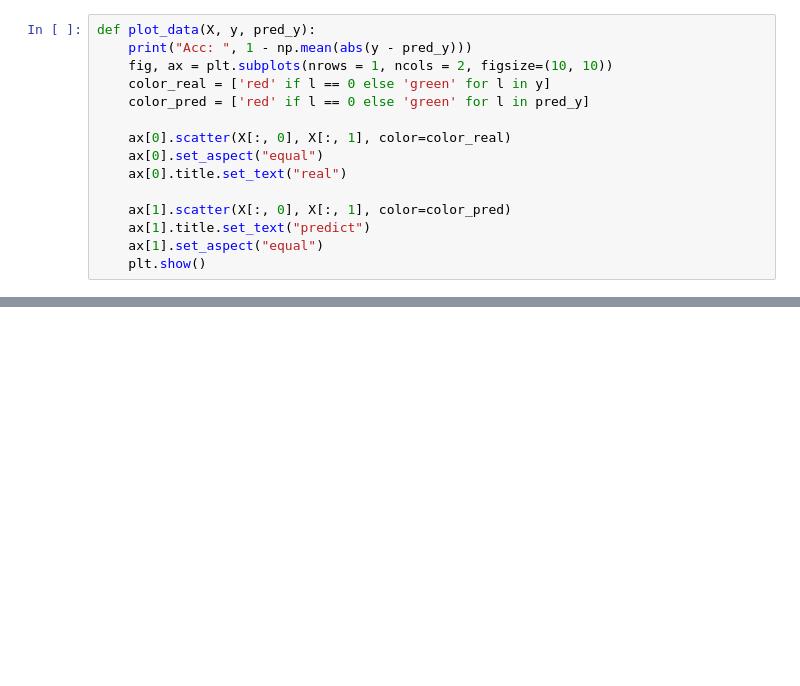
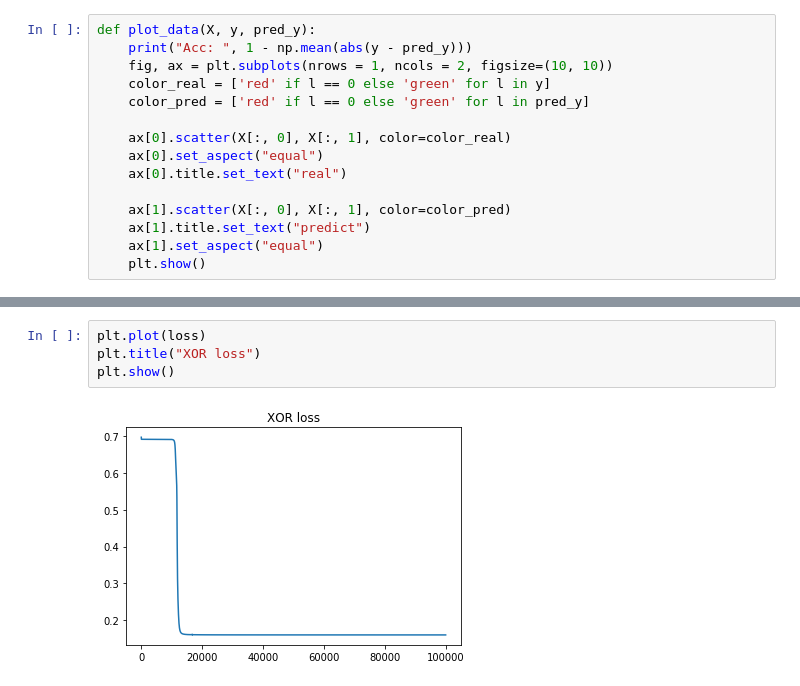
Before and after one commit to PhoebeWangintw/NCTU_Deep_Learning_2019, a Jupyter notebook: HW1.ipynb, the cells around one changed output, grey strips where cells are left out. Drawn from its saved outputs; the diff is of its cells as text; blank space fills up the shorter version.

```diff
--- a/HW1.ipynb
+++ b/HW1.ipynb
@@ -244,0 +234,6 @@ for i in range(1, 3):
+# %%
+plt.plot(loss)
+plt.title("XOR loss")
+plt.show()
+# %% [output]
+[figure, added]
```
Also changed, not shown: parts of 9 cells of this notebook.
